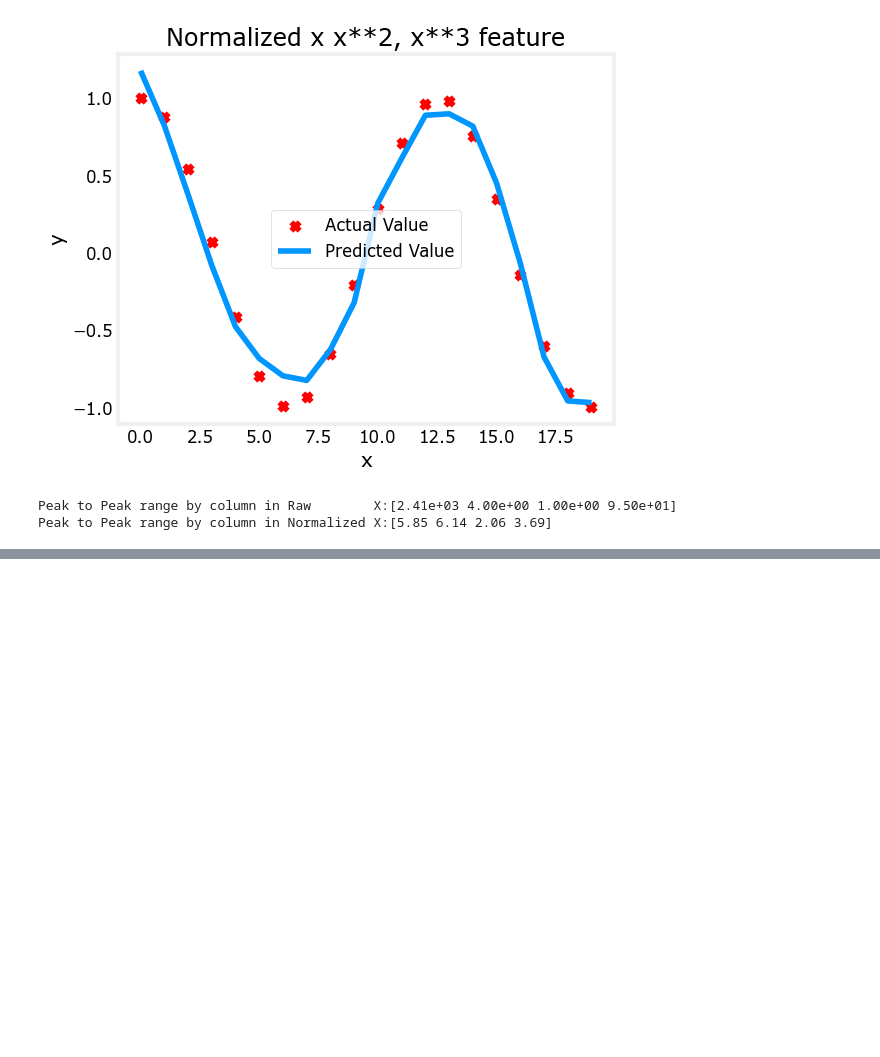
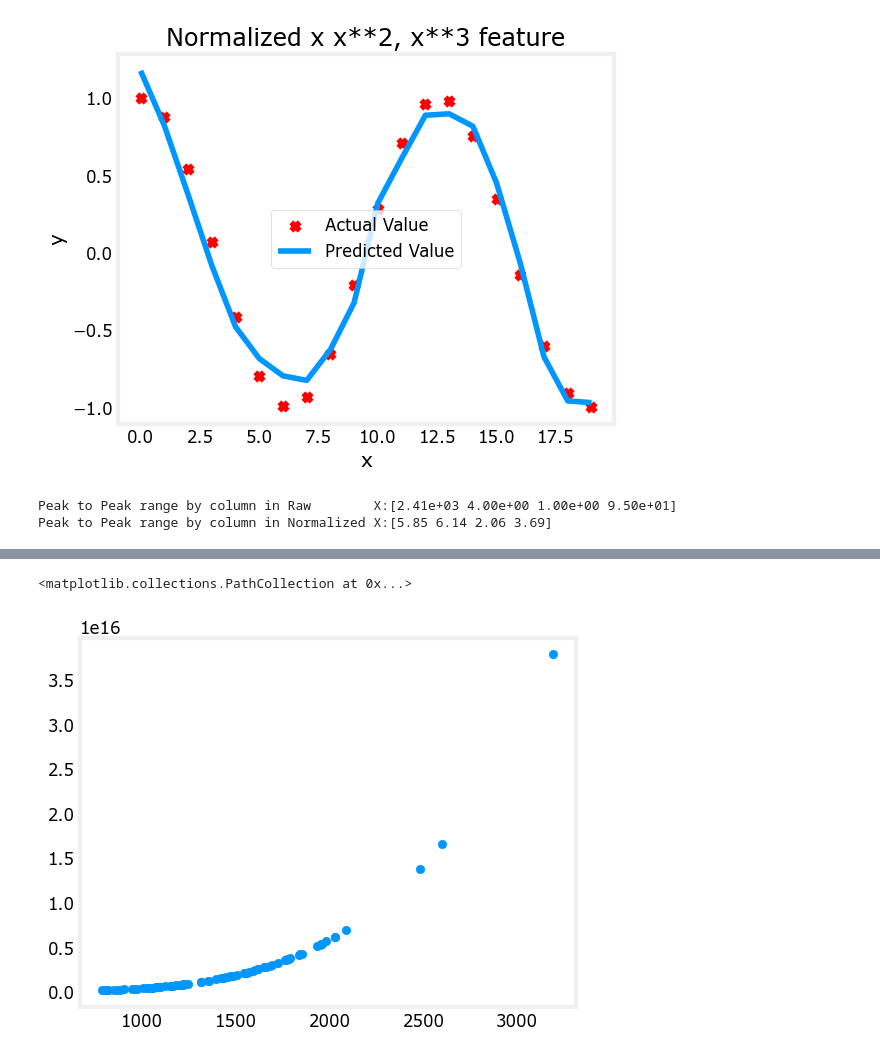
Before and after one commit to rnjfa/Supervised-Learning-practice, a Jupyter notebook: 4-GD in practice/w21-polynomialRegression.ipynb, the cells around one changed output, grey strips where cells are left out. Saved outputs shown, nothing was run; the diff lists cells and outputs as text; code cells hidden in the pictures; blank space fills up the shorter version.

```diff
--- a/4-GD in practice/w21-polynomialRegression.ipynb
+++ b/4-GD in practice/w21-polynomialRegression.ipynb
@@ -201,0 +245,7 @@ Peak to Peak range by column in Normalized X:[5.85 6.14 2.06 3.69]
+# %%
+W = [363.13 ,110.12 ,-21.08 ,-32.48 ,-38.06]
+yy = np.polyval(W, X_train[:,0])
+plt.scatter(X_train[:,0],yy)
+# %% [output]
+<matplotlib.collections.PathCollection at 0x...>
+[figure, added]
```
Also changed, not shown: parts of 4 cells of this notebook.
